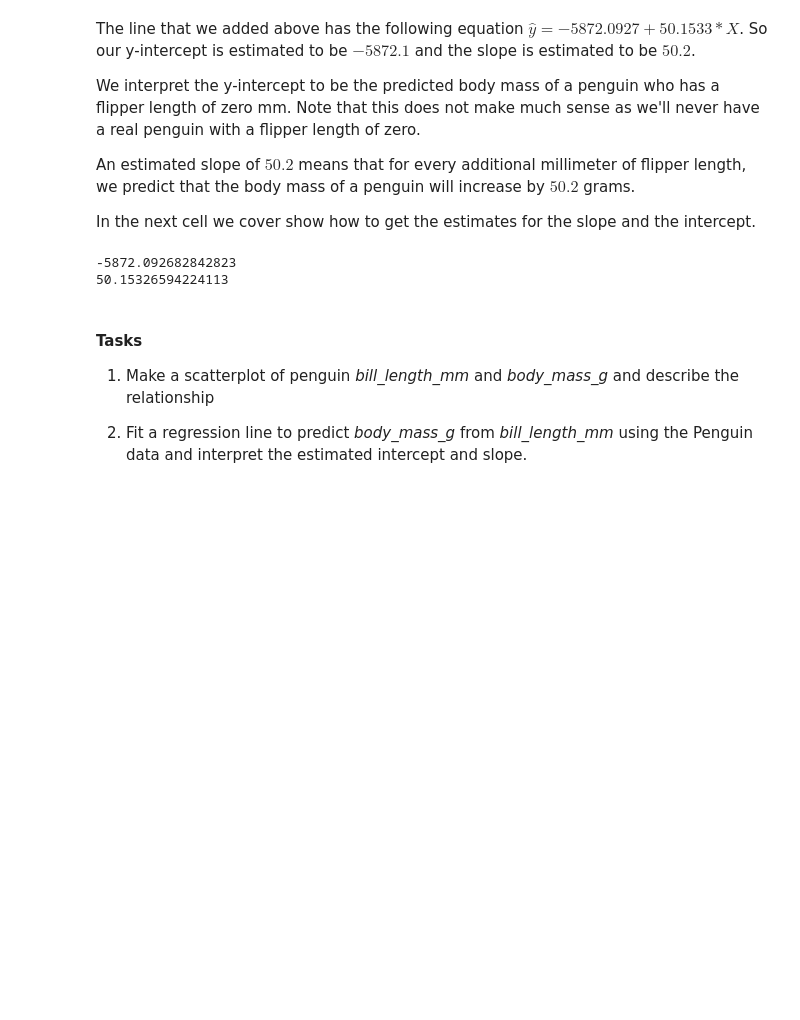
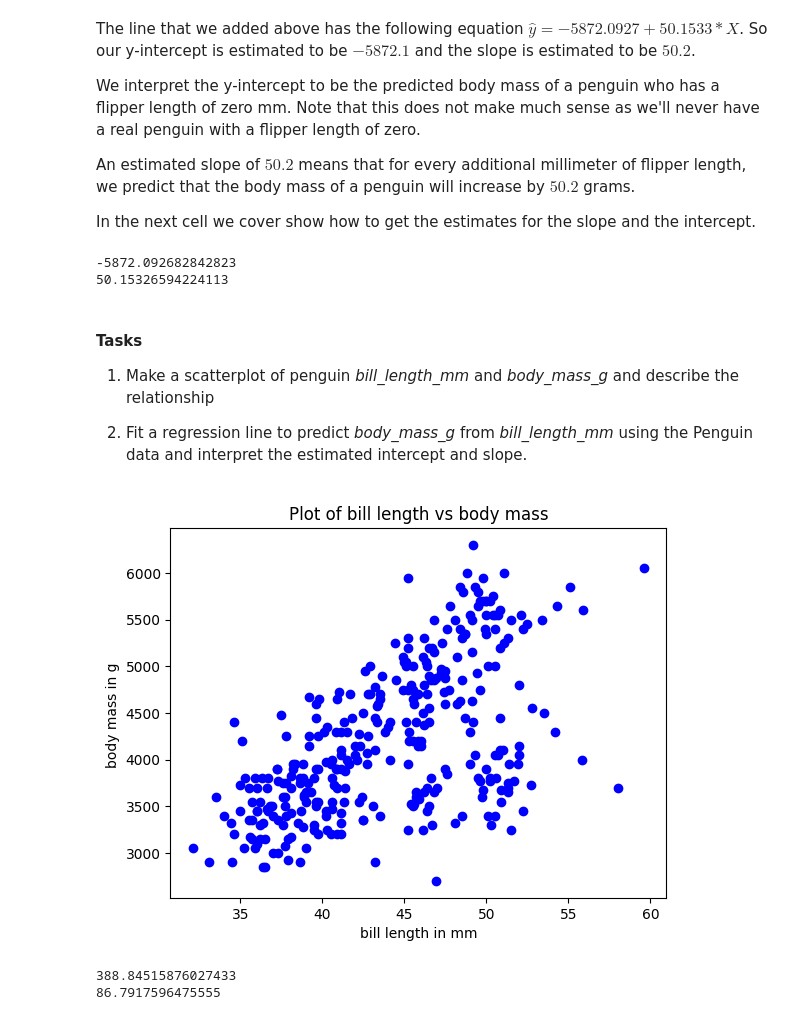
Before and after one commit to schuckers/DTSC2301, a Jupyter notebook: Code/Quant_vs_Quant_Investigation.ipynb, the cells around one changed output. Saved outputs shown, nothing was run; the diff lists cells and outputs as text; code cells hidden in the pictures; blank space fills up the shorter version.

```diff
--- a/Code/Quant_vs_Quant_Investigation.ipynb
+++ b/Code/Quant_vs_Quant_Investigation.ipynb
@@ -182,3 +197,34 @@ print(beta_1)
 1.  Make a scatterplot of penguin *bill_length_mm* and *body_mass_g* and describe the relationship
 
 2. Fit a regression line to predict *body_mass_g* from *bill_length_mm* using the Penguin data and interpret the estimated intercept and slope.
+# %%
+plt.scatter( penguins['bill_length_mm'],penguins['body_mass_g'], color="blue")
+
+# Add labels and title
+plt.xlabel('bill length in mm')
+plt.ylabel('body mass in g ')
+plt.title('Plot of bill length vs body mass')
+
+# Show the plot
+plt.show()
+# %% [output]
+[figure, added]
+# %%
+
+
+#define response variable
+y = penguins['body_mass_g']
+
+#define predictor variables
+x = penguins['bill_length_mm']
+
+# Fit linear regression via least squares with numpy.polyfit
+# It returns an slope (beta_1) and intercept (beta_0)
+# deg=1 means linear fit (i.e. polynomial of degree 1)
+beta_1, beta_0 = np.polyfit(x, y, deg=1)
+
+print(beta_0)
+print(beta_1)
+# %% [output]
+388.84515876027433
+86.7917596475555
```
Also changed, not shown: parts of 3 cells of this notebook, 7 other files.
